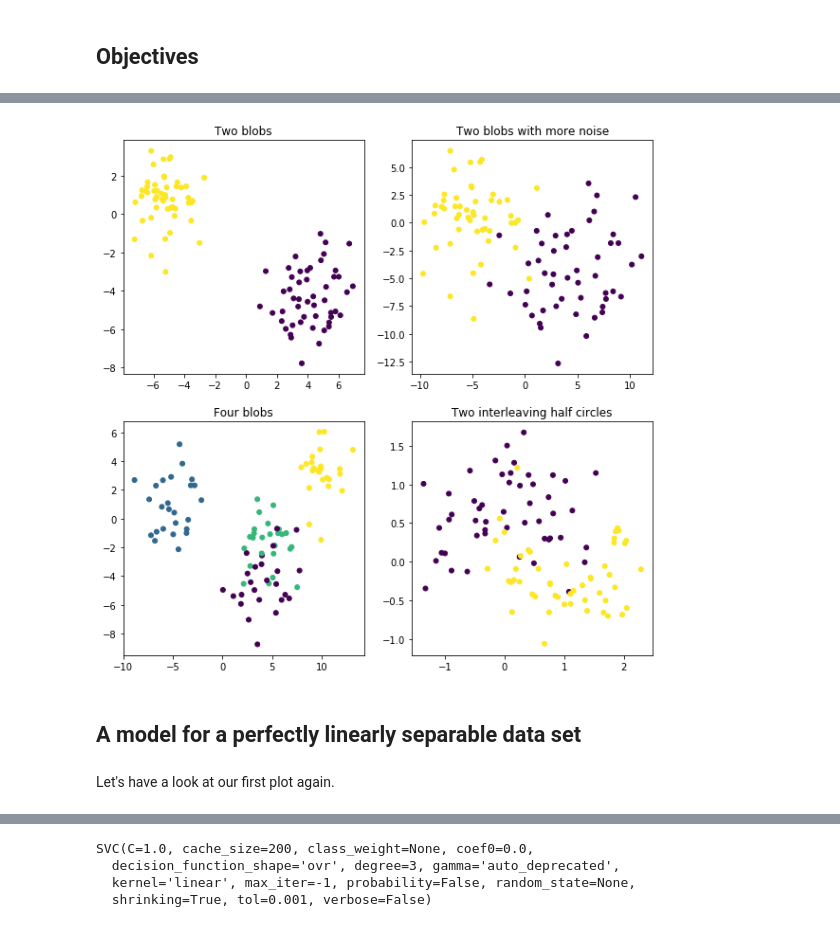
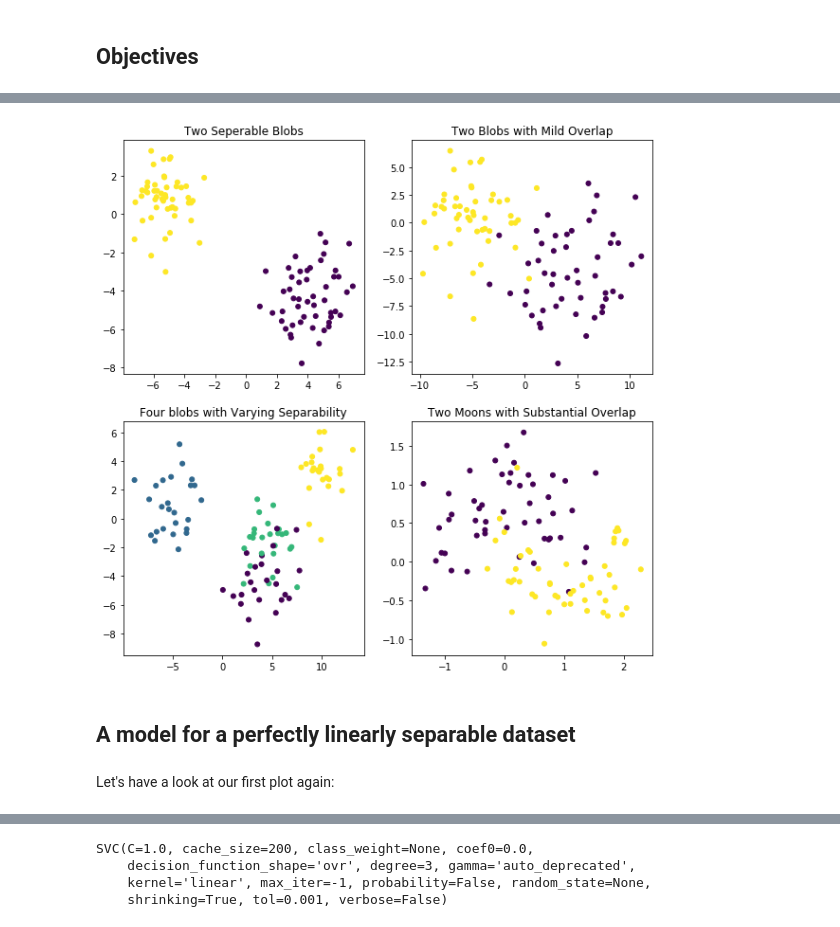
Before and after one commit to learn-co-curriculum/dsc-building-an-svm-using-scikit-learn-lab, a Jupyter notebook: index.ipynb, the cells around one changed output, grey strips where cells are left out. Saved outputs shown, nothing was run; the diff lists cells and outputs as text; code cells hidden in the pictures.

```diff
--- a/index.ipynb
+++ b/index.ipynb
@@ -53,38 +53,38 @@ plt.show()
 # %%
 # __SOLUTION__
 from sklearn.datasets import make_blobs
 from sklearn.datasets import make_moons
 import matplotlib.pyplot as plt
 %matplotlib inline
 import numpy as np
 
 plt.figure(figsize=(10, 10))
 
 plt.subplot(221)
-plt.title("Two blobs")
-X_1, y_1 = make_blobs(n_features = 2, centers = 2, cluster_std=1.25, random_state = 123)
+plt.title('Two Seperable Blobs')
+X_1, y_1 = make_blobs(n_features=2, centers=2, cluster_std=1.25, random_state=123)
 plt.scatter(X_1[:, 0], X_1[:, 1], c = y_1, s=25)
 
 plt.subplot(222)
-plt.title("Two blobs with more noise")
-X_2, y_2 = make_blobs(n_samples=100, n_features=2, centers=2, cluster_std=3,  random_state = 123)
+plt.title('Two Blobs with Mild Overlap')
+X_2, y_2 = make_blobs(n_samples=100, n_features=2, centers=2, cluster_std=3,  random_state=123)
 plt.scatter(X_2[:, 0], X_2[:, 1], c = y_2, s=25)
 
 plt.subplot(223)
-plt.title("Four blobs")
-X_3, y_3 = make_blobs(n_samples=100, n_features=2, centers=4, cluster_std=1.6,  random_state = 123)
-plt.scatter(X_3[:, 0], X_3[:, 1], c = y_3, s=25)
+plt.title('Four blobs with Varying Separability')
+X_3, y_3 = make_blobs(n_samples=100, n_features=2, centers=4, cluster_std=1.6,  random_state=123)
+plt.scatter(X_3[:, 0], X_3[:, 1], c=y_3, s=25)
 
 plt.subplot(224)
-plt.title("Two interleaving half circles")
-X_4, y_4 = make_moons(n_samples=100, shuffle = False , noise = 0.3, random_state=123)
-plt.scatter(X_4[:, 0], X_4[:, 1], c = y_4, s=25)
+plt.title('Two Moons with Substantial Overlap')
+X_4, y_4 = make_moons(n_samples=100, shuffle=False , noise=0.3, random_state=123)
+plt.scatter(X_4[:, 0], X_4[:, 1], c=y_4, s=25)
 
 plt.show()
 # %% [output]
-[figure, old version]
+[figure, new version]
 # %% [markdown]
-## A model for a perfectly linearly separable data set
+## A model for a perfectly linearly separable dataset
 # %% [markdown]
-Let's have a look at our first plot again.
+Let's have a look at our first plot again:
 # %%
```
Also changed, not shown: parts of 77 cells of this notebook.
